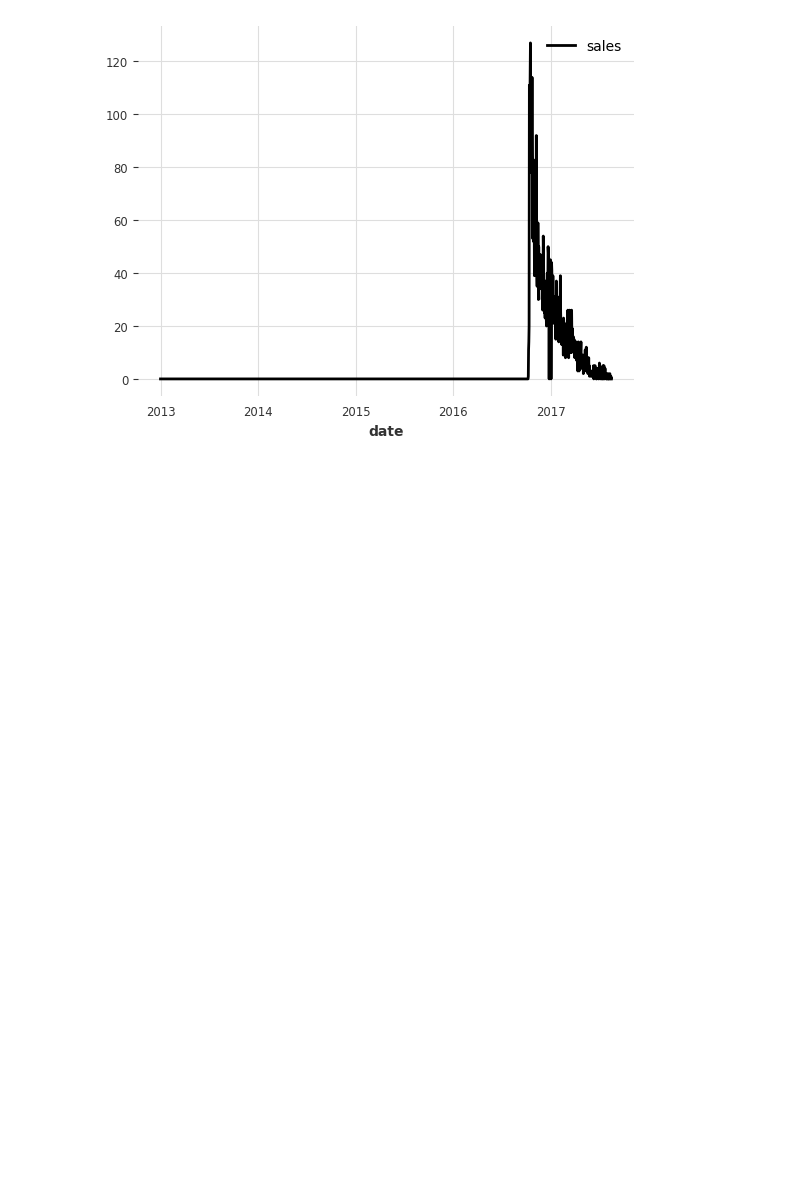
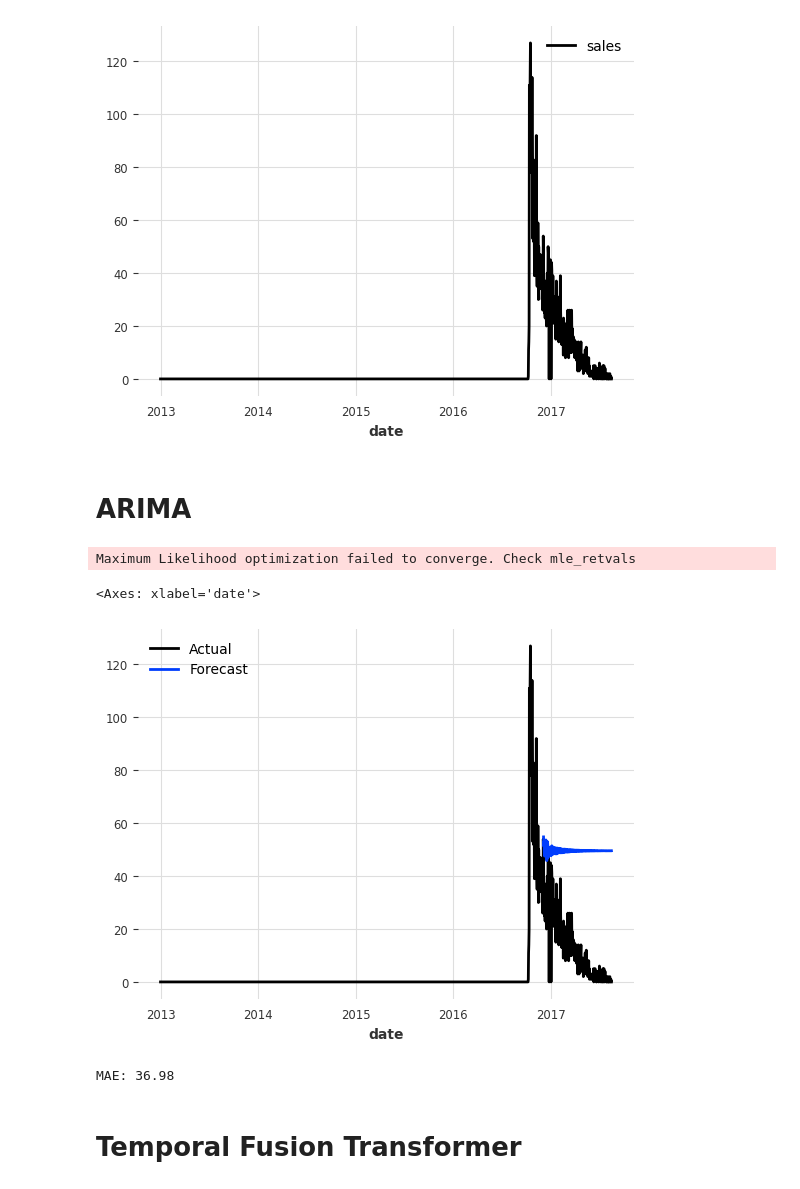
Before and after one commit to aizhanmaksatbek/demandForecasting, a Jupyter notebook: models/tft.ipynb, the cells around one changed output. Drawn from its saved outputs; the diff is of its cells as text; code cells hidden in the pictures; blank space fills up the shorter version.

```diff
--- a/models/tft.ipynb
+++ b/models/tft.ipynb
@@ -32,3 +34,29 @@ series.plot()
 # %% [output]
 <Axes: xlabel='date'>
 [figure]
+# %%
+train, val = series.split_before(0.85)
+# %% [markdown]
+# ARIMA
+# %%
+from darts.models import ARIMA
+
+model = ARIMA(p=12, d=1, q=2)
+model.fit(train)
+forecast = model.predict(len(val))
+
+series.plot(label="Actual")
+forecast.plot(label="Forecast")
+# %% [output]
+Maximum Likelihood optimization failed to converge. Check mle_retvals
+<Axes: xlabel='date'>
+[figure, added]
+# %%
+from darts.metrics import mae
+
+error = mae(val, forecast)
+print(f"MAE: {error:.2f}")
+# %% [output]
+MAE: 36.98
+# %% [markdown]
+# Temporal Fusion Transformer
```
Also changed, not shown: parts of 1 cell of this notebook, 1 other file.
